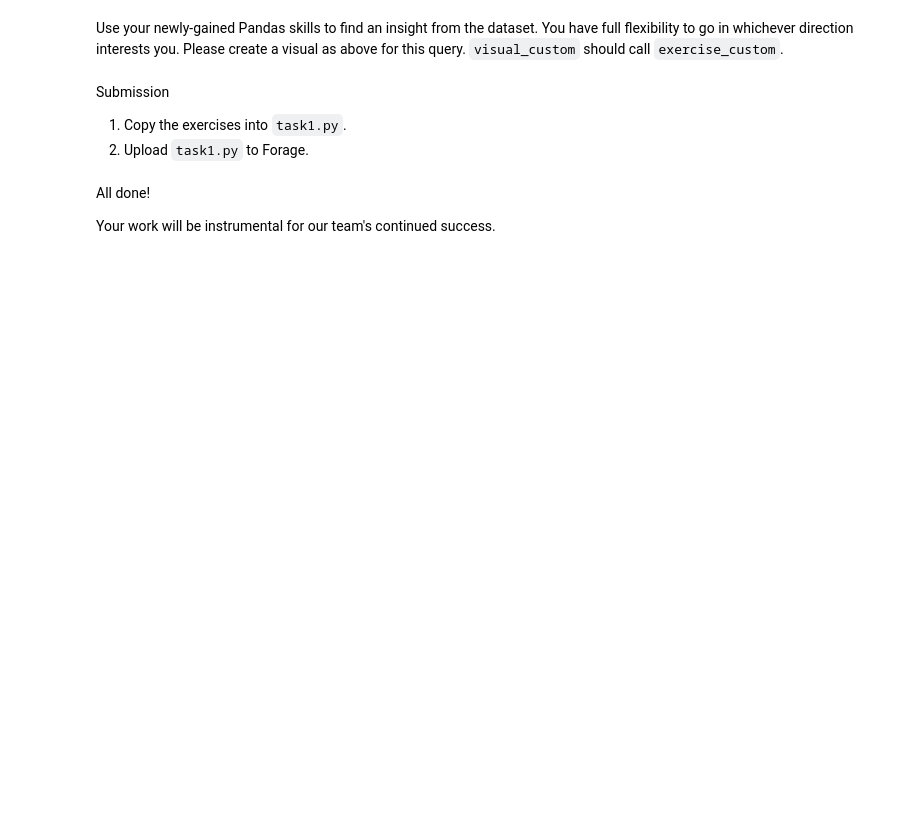
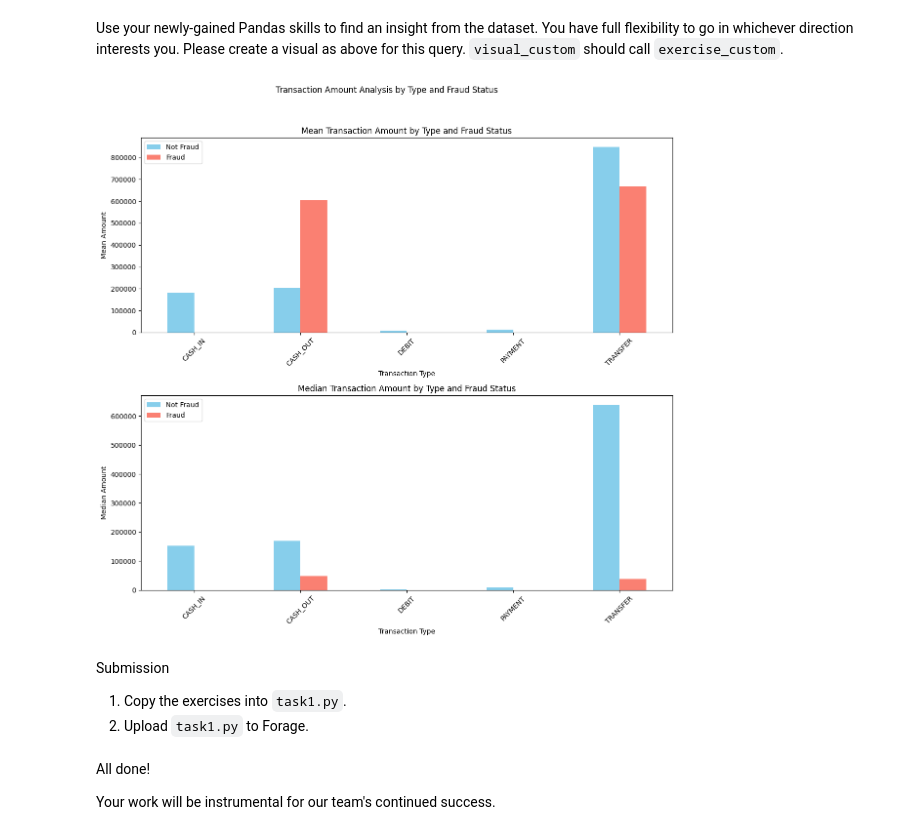
Before and after one commit to L0G1C06/jpmorganjob, a Jupyter notebook: task1.ipynb, the cells around one changed output. Drawn from its saved outputs; the diff is of its cells as text; code cells hidden in the pictures; blank space fills up the shorter version.

```diff
--- a/task1.ipynb
+++ b/task1.ipynb
@@ -121,12 +175,35 @@ visual_2(df)
 Use your newly-gained Pandas skills to find an insight from the dataset. You have full flexibility to go in whichever direction interests you. Please create a visual as above for this query. `visual_custom` should call `exercise_custom`.
 # %%
 def exercise_custom(df):
-    # TODO
-    pass
+    grouped = df.groupby(['type', 'isFraud'])['amount'].agg(['mean', 'median']).unstack()
+    return grouped
 
 def visual_custom(df):
-    # TODO
-    pass
+    grouped = exercise_custom(df)
+
+    fig, axs = plt.subplots(2, figsize=(12, 12))
+
+    grouped['mean'].plot(kind='bar', ax=axs[0], color=['skyblue', 'salmon'])
+    axs[0].set_title('Mean Transaction Amount by Type and Fraud Status')
+    axs[0].set_xlabel('Transaction Type')
+    axs[0].set_ylabel('Mean Amount')
+    axs[0].legend(['Not Fraud', 'Fraud'])
+    axs[0].tick_params(axis='x', rotation=45)
+
+    grouped['median'].plot(kind='bar', ax=axs[1], color=['skyblue', 'salmon'])
+    axs[1].set_title('Median Transaction Amount by Type and Fraud Status')
+    axs[1].set_xlabel('Transaction Type')
+    axs[1].set_ylabel('Median Amount')
+    axs[1].legend(['Not Fraud', 'Fraud'])
+    axs[1].tick_params(axis='x', rotation=45)
+
+    fig.suptitle('Transaction Amount Analysis by Type and Fraud Status')
+    fig.tight_layout(rect=[0, 0.03, 1, 0.95])
+    plt.show()
+
+visual_custom(df)
+# %% [output]
+[figure, added]
 # %% [markdown]
 Submission
 
```
Also changed, not shown: parts of 5 cells of this notebook, 2 other files.
